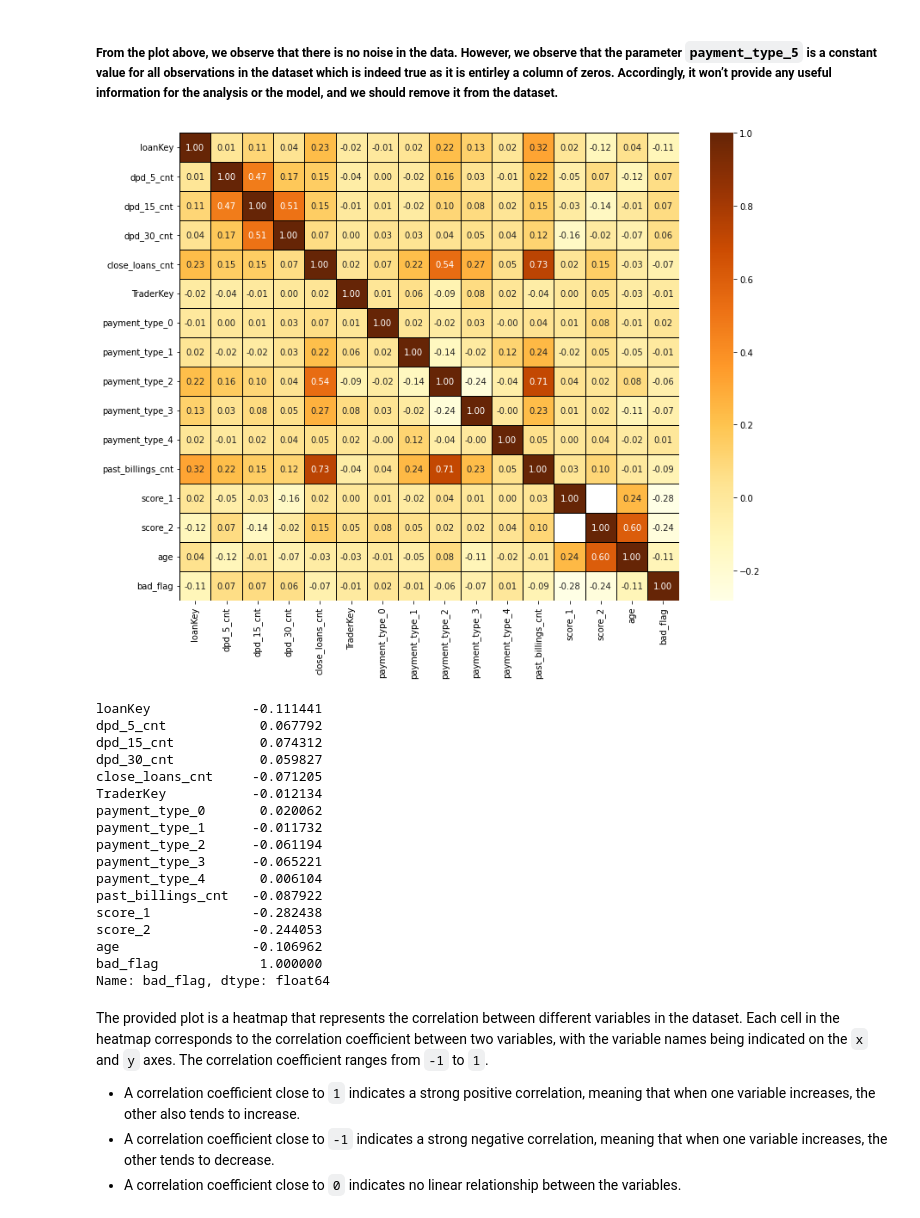
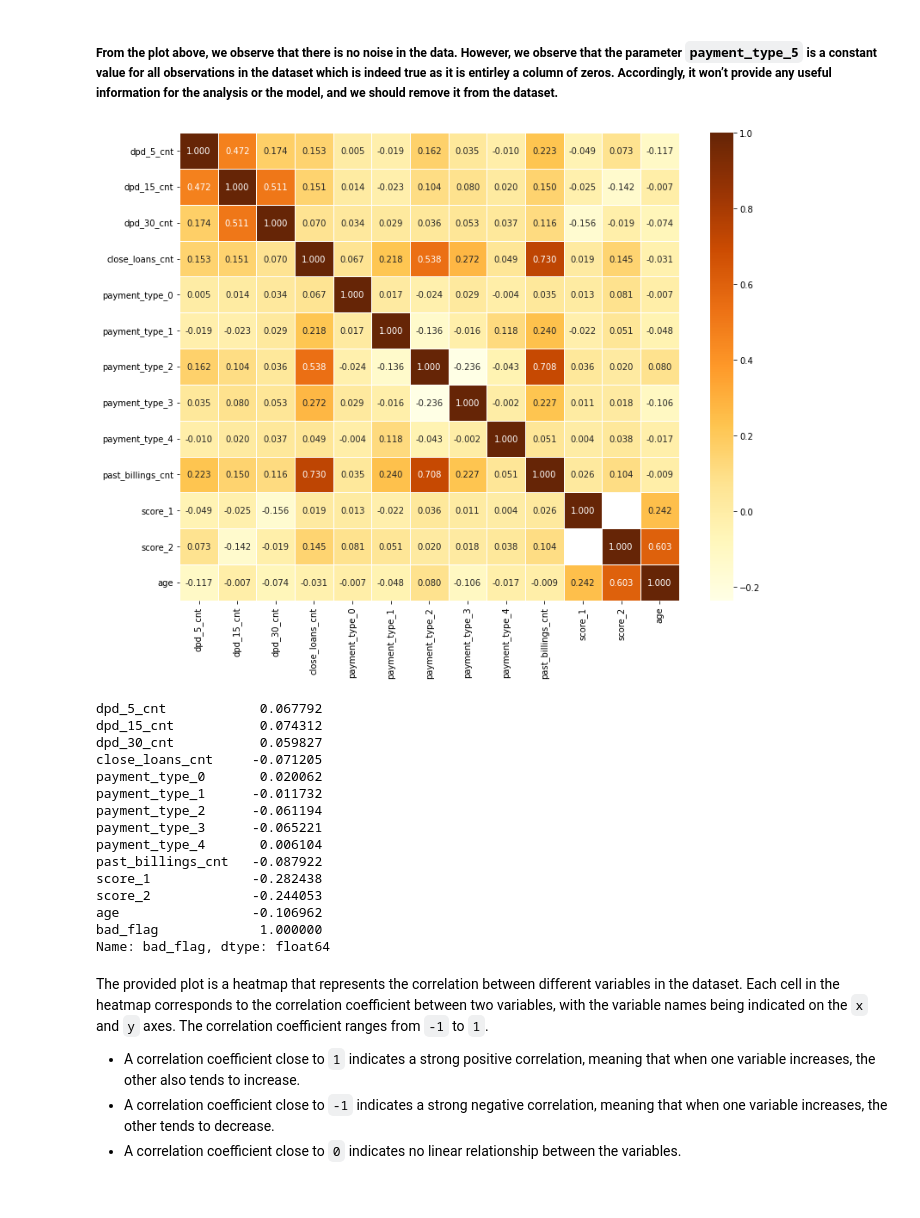
Before and after one commit to alyab16/Flagging-Loans, a Jupyter notebook: Flagging Loans.ipynb, the cells around one changed output. Saved outputs shown, nothing was run; the diff lists cells and outputs as text; code cells hidden in the pictures.

Commit message:
Added the Feature Engineering and Model Algorithm Selection

```diff
--- a/Flagging Loans.ipynb
+++ b/Flagging Loans.ipynb
@@ -75,0 +82,4 @@ df.select_dtypes(include=['int64', 'float64']).describe()
+# %%
+# Remove unncessary columns
+df.drop(['loanKey','TraderKey'],axis=1, inplace=True)
+df.columns
@@ -119,15 +134,17 @@ Name: payment_type_5, dtype: int64
 ##### From the plot above, we observe that there is no noise in the data. However, we observe that the parameter `payment_type_5` is a constant value for all observations in the dataset which is indeed true as it is **entirley** a column of zeros. Accordingly, it won’t provide any useful information for the analysis or the model, and we should remove it from the dataset.
 # %%
 # Remove the payment_type_5 variable
+features = list(features)
+features.remove('payment_type_5')
 df.drop(["payment_type_5"], axis=1, inplace=True)
 # %%
-corr = df.select_dtypes(include=['int64', 'float64']).corr()
+corr = df[features].select_dtypes(include=['int64', 'float64']).corr()
 plt.figure(figsize=(13, 10))
-sns.heatmap(corr, annot=True, fmt='.2f', linewidths=0.5, linecolor='black',
+sns.heatmap(corr, annot=True, fmt='.3f', linewidths=0.5, linecolor='white',
             cmap=sns.color_palette("YlOrBr", as_cmap=True))
 plt.show()
 # %% [output]
-[figure, old version]
+[figure, new version]
 # %%
 # List the correlations with the target variable bad_flag
 
@@ -135,12 +152,10 @@ corr = df.select_dtypes(include=['int64', 'float64']).corr()
 bad_flag_corr = corr['bad_flag']
 print(bad_flag_corr)
 # %% [output]
-loanKey             -0.111441
 dpd_5_cnt            0.067792
 dpd_15_cnt           0.074312
 dpd_30_cnt           0.059827
 close_loans_cnt     -0.071205
-TraderKey           -0.012134
 payment_type_0       0.020062
 payment_type_1      -0.011732
 payment_type_2      -0.061194
```
Also changed, not shown: parts of 40 cells of this notebook.
